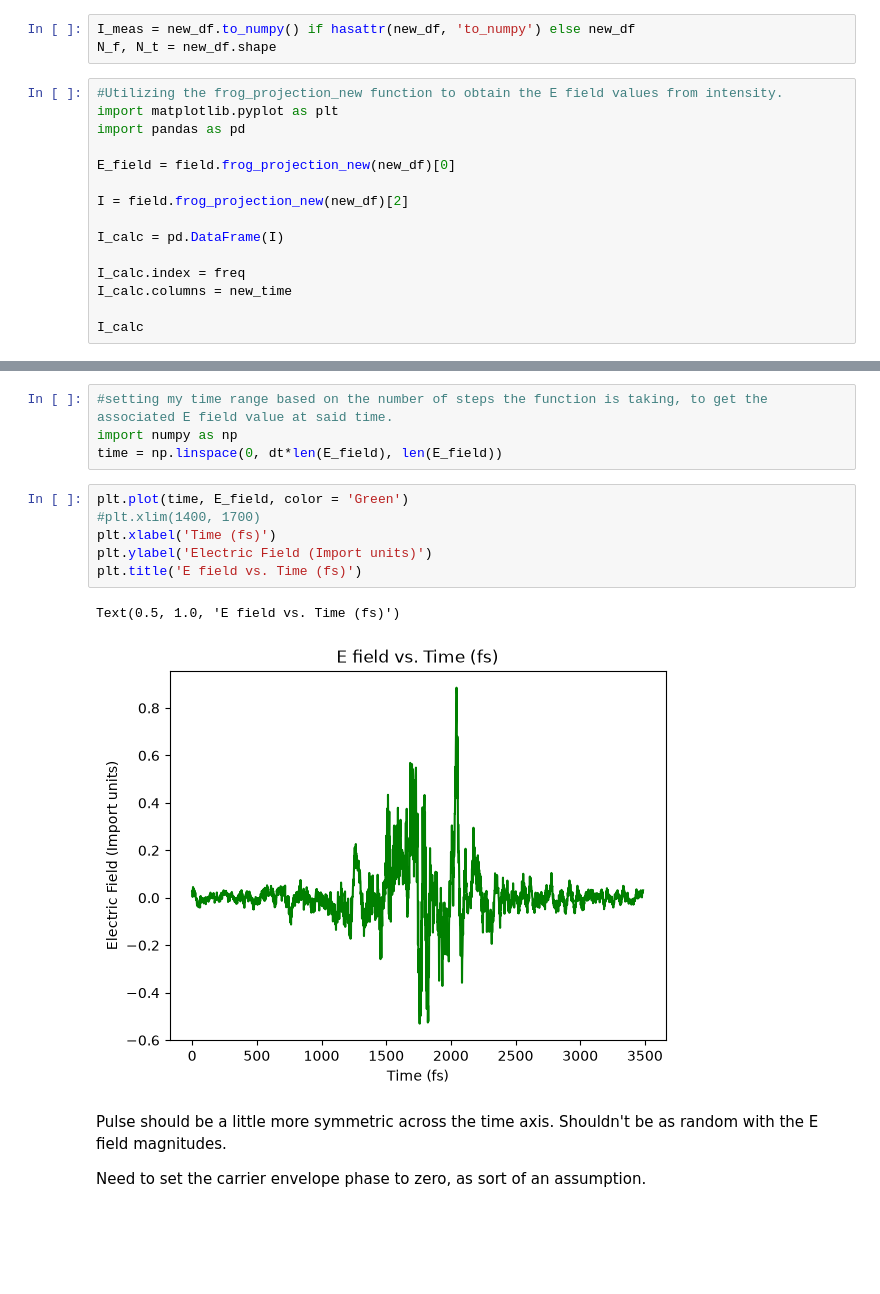
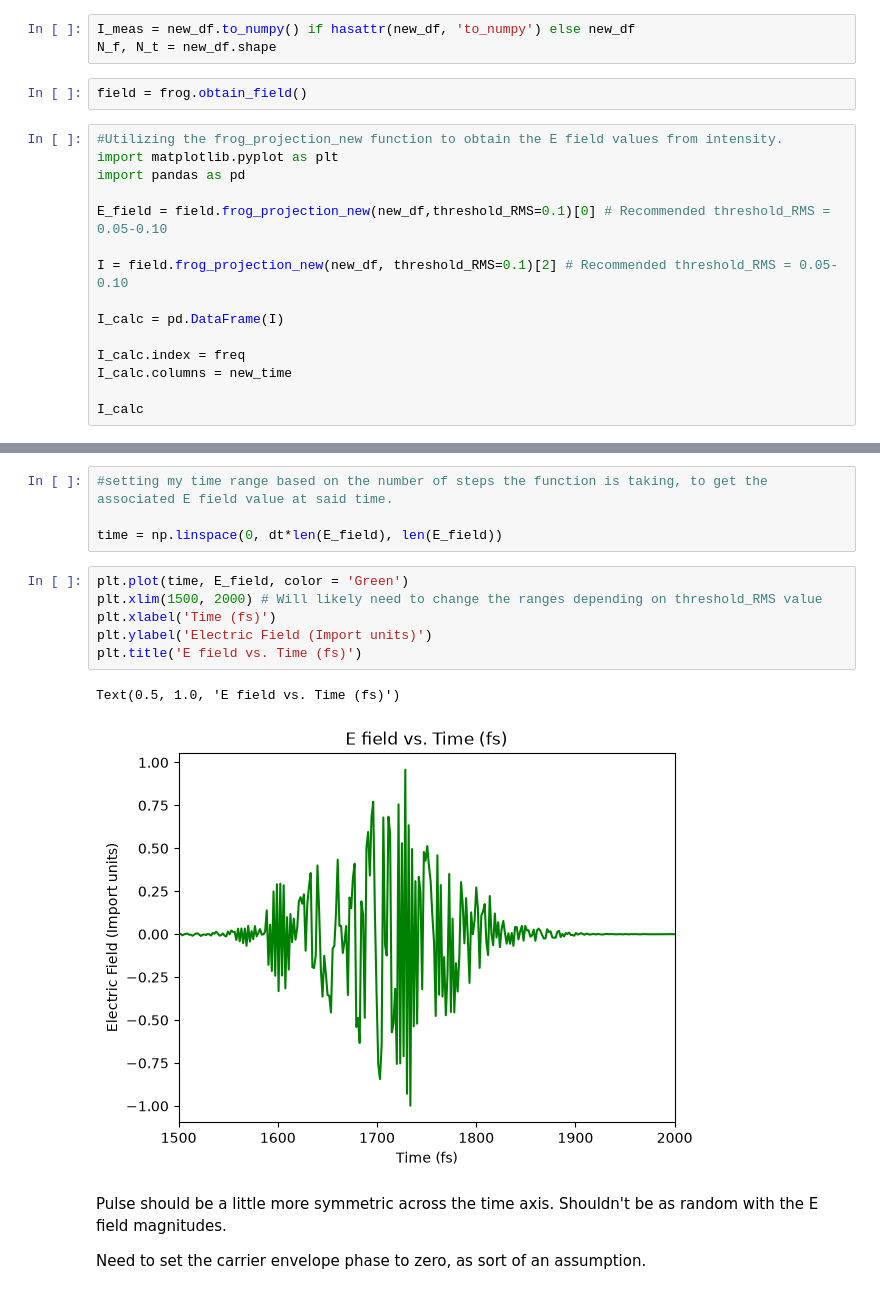
Before and after one commit to austhayes/Frequency-Resolved-Optical-Gating-FROG-script, a Jupyter notebook: 2_FROGAnalysis.ipynb, the cells around one changed output, grey strips where cells are left out. Drawn from its saved outputs; the diff is of its cells as text; blank space fills up the shorter version.

```diff
--- a/2_FROGAnalysis.ipynb
+++ b/2_FROGAnalysis.ipynb
@@ -86,14 +88,16 @@ freq, tau = new_df.shape
 # %%
 I_meas = new_df.to_numpy() if hasattr(new_df, 'to_numpy') else new_df
 N_f, N_t = new_df.shape
+# %%
+field = frog.obtain_field()
 # %%
 #Utilizing the frog_projection_new function to obtain the E field values from intensity.
 import matplotlib.pyplot as plt
 import pandas as pd
 
-E_field = field.frog_projection_new(new_df)[0]
+E_field = field.frog_projection_new(new_df,threshold_RMS=0.1)[0] # Recommended threshold_RMS = 0.05-0.10
 
-I = field.frog_projection_new(new_df)[2]
+I = field.frog_projection_new(new_df, threshold_RMS=0.1)[2] # Recommended threshold_RMS = 0.05-0.10
 
 I_calc = pd.DataFrame(I)
 
@@ -128,16 +135,16 @@ Pulse duration (fwhm): 534.4697018286431 fs
 # %%
 #setting my time range based on the number of steps the function is taking, to get the associated E field value at said time.
-import numpy as np
+
 time = np.linspace(0, dt*len(E_field), len(E_field))
 # %%
 plt.plot(time, E_field, color = 'Green')
-#plt.xlim(1400, 1700)
+plt.xlim(1500, 2000) # Will likely need to change the ranges depending on threshold_RMS value
 plt.xlabel('Time (fs)')
 plt.ylabel('Electric Field (Import units)')
 plt.title('E field vs. Time (fs)')
 # %% [output]
 Text(0.5, 1.0, 'E field vs. Time (fs)')
-[figure, old version]
+[figure, new version]
 # %% [markdown]
 Pulse should be a little more symmetric across the time axis. Shouldn't be as random with the E field magnitudes.
 
```
Also changed, not shown: parts of 4 cells of this notebook, 3 other files.
